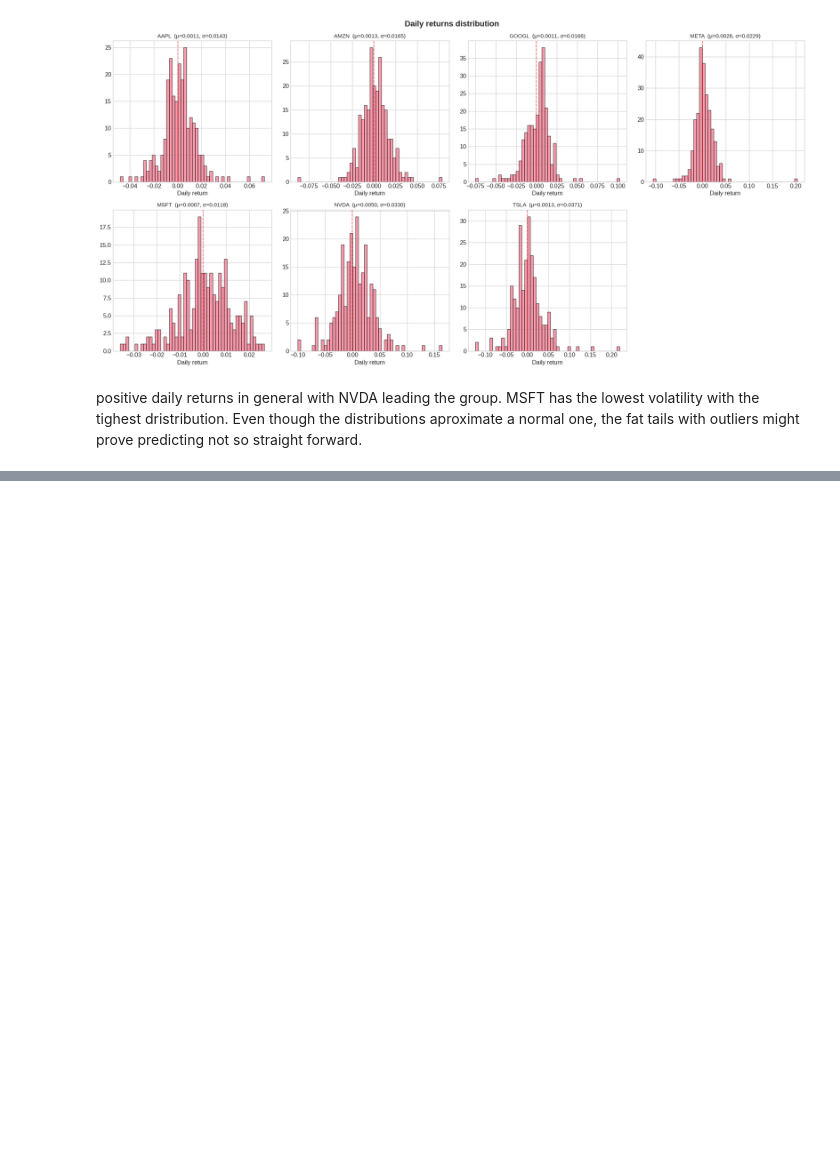
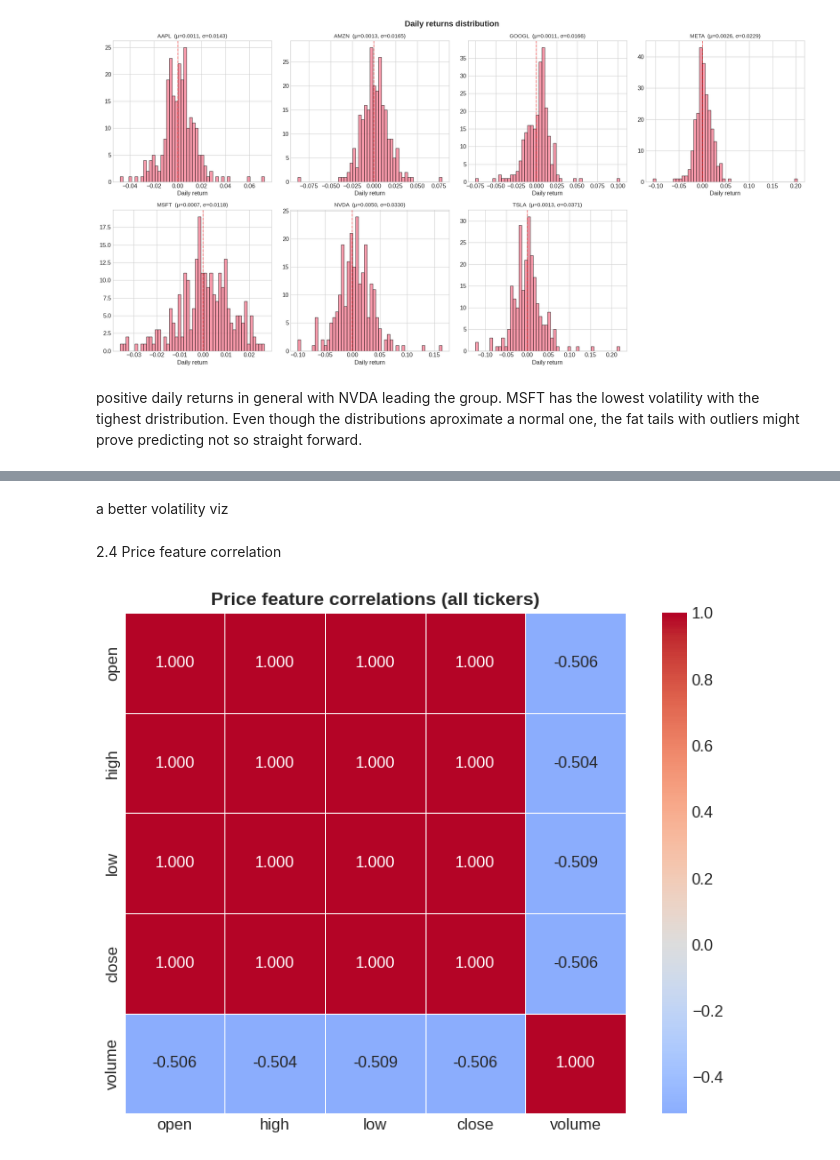
Before and after one commit to oddmayo/sp-global_assessment, a Jupyter notebook: 01_eda.ipynb, the cells around one changed output, grey strips where cells are left out. Drawn from its saved outputs; the diff is of its cells as text; code cells hidden in the pictures; blank space fills up the shorter version.

Commit message:
news data and correlation

```diff
--- a/01_eda.ipynb
+++ b/01_eda.ipynb
@@ -138,0 +176,14 @@ positive daily returns in general with NVDA leading the group. MSFT has the lowe
+# %% [markdown]
+a better volatility viz
+# %% [markdown]
+2.4 Price feature correlation
+# %%
+fig, ax = plt.subplots(figsize=(8, 6))
+corr_matrix = price_df[['open', 'high', 'low', 'close', 'volume']].corr()
+sns.heatmap(corr_matrix, annot=True, fmt='.3f', cmap='coolwarm', center=0, ax=ax,
+            square=True, linewidths=0.5)
+ax.set_title('Price feature correlations (all tickers)', fontsize=14, fontweight='bold')
+plt.tight_layout()
+plt.show()
+# %% [output]
+[figure, added]
```
Also changed, not shown: parts of 15 cells of this notebook.
